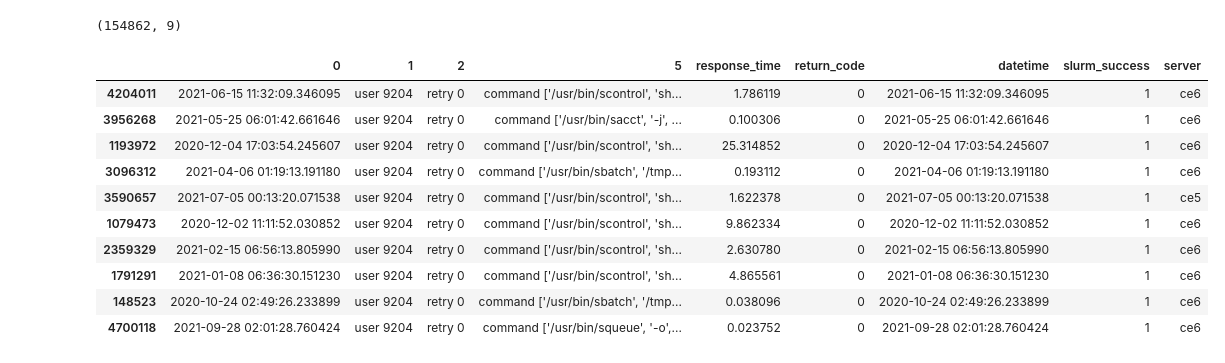
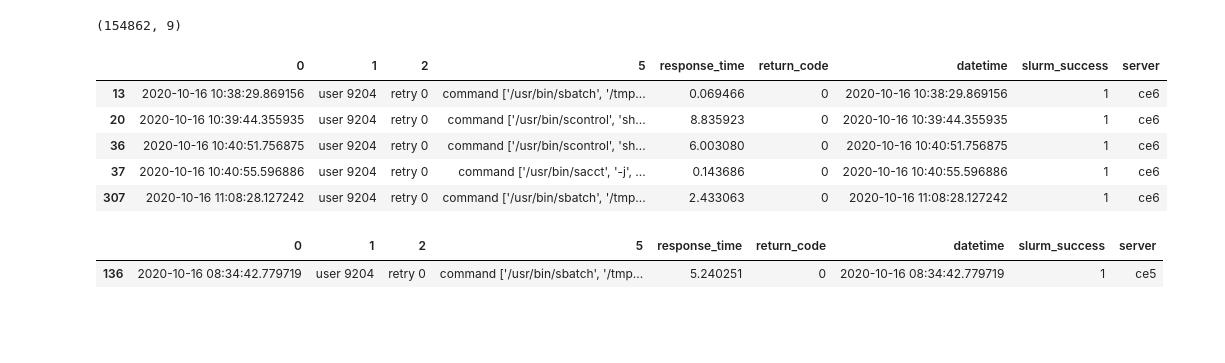
Before and after one commit to nss-data-science-cohort-8/accre-sweet-potato-casserole, a Jupyter notebook: notebooks/AIBranch.ipynb, the cells around one changed output. Saved outputs shown, nothing was run; the diff lists cells and outputs as text; code cells hidden in the pictures; blank space fills up the shorter version.

Commit message:
'Did some more research into fail/success periods in AIBranch2'

```diff
--- a/notebooks/AIBranch.ipynb
+++ b/notebooks/AIBranch.ipynb
@@ -753,19 +764,19 @@ Try using .loc[row_indexer,col_indexer] = value instead
 See the caveats in the documentation: https://pandas.pydata.org/pandas-docs/stable/user_guide/indexing.html#returning-a-view-versus-a-copy
   ce6_9204['server'] = 'ce6'
 (154862, 9)
+# %%
+ce6_9204.head()
+# %% [output]
+|  | 0 | 1 | 2 | 5 | response_time | return_code | datetime | slurm_success | server |
+| 13 | 2020-10-16 10:38:29.869156 | user 9204 | retry 0 | command ['/usr/bin/sbatch', '/tmp... | 0.069466 | 0 | 2020-10-16 10:38:29.869156 | 1 | ce6 |
+| 20 | 2020-10-16 10:39:44.355935 | user 9204 | retry 0 | command ['/usr/bin/scontrol', 'sh... | 8.835923 | 0 | 2020-10-16 10:39:44.355935 | 1 | ce6 |
+| 36 | 2020-10-16 10:40:51.756875 | user 9204 | retry 0 | command ['/usr/bin/scontrol', 'sh... | 6.003080 | 0 | 2020-10-16 10:40:51.756875 | 1 | ce6 |
+| 37 | 2020-10-16 10:40:55.596886 | user 9204 | retry 0 | command ['/usr/bin/sacct', '-j', ... | 0.143686 | 0 | 2020-10-16 10:40:55.596886 | 1 | ce6 |
+| 307 | 2020-10-16 11:08:28.127242 | user 9204 | retry 0 | command ['/usr/bin/sbatch', '/tmp... | 2.433063 | 0 | 2020-10-16 11:08:28.127242 | 1 | ce6 |
 # %%
 #servers_9204 = pd.merge(ce5_9204, ce6_9204, how='outer')
 servers_9204 = pd.concat([ce5_9204, ce6_9204])
-servers_9204.sample(10)
+servers_9204.head(1)
 # %% [output]
 |  | 0 | 1 | 2 | 5 | response_time | return_code | datetime | slurm_success | server |
-| 4204011 | 2021-06-15 11:32:09.346095 | user 9204 | retry 0 | command ['/usr/bin/scontrol', 'sh... | 1.786119 | 0 | 2021-06-15 11:32:09.346095 | 1 | ce6 |
-| 3956268 | 2021-05-25 06:01:42.661646 | user 9204 | retry 0 | command ['/usr/bin/sacct', '-j', ... | 0.100306 | 0 | 2021-05-25 06:01:42.661646 | 1 | ce6 |
-| 1193972 | 2020-12-04 17:03:54.245607 | user 9204 | retry 0 | command ['/usr/bin/scontrol', 'sh... | 25.314852 | 0 | 2020-12-04 17:03:54.245607 | 1 | ce6 |
-| 3096312 | 2021-04-06 01:19:13.191180 | user 9204 | retry 0 | command ['/usr/bin/sbatch', '/tmp... | 0.193112 | 0 | 2021-04-06 01:19:13.191180 | 1 | ce6 |
-| 3590657 | 2021-07-05 00:13:20.071538 | user 9204 | retry 0 | command ['/usr/bin/scontrol', 'sh... | 1.622378 | 0 | 2021-07-05 00:13:20.071538 | 1 | ce5 |
-| 1079473 | 2020-12-02 11:11:52.030852 | user 9204 | retry 0 | command ['/usr/bin/scontrol', 'sh... | 9.862334 | 0 | 2020-12-02 11:11:52.030852 | 1 | ce6 |
-| 2359329 | 2021-02-15 06:56:13.805990 | user 9204 | retry 0 | command ['/usr/bin/scontrol', 'sh... | 2.630780 | 0 | 2021-02-15 06:56:13.805990 | 1 | ce6 |
-| 1791291 | 2021-01-08 06:36:30.151230 | user 9204 | retry 0 | command ['/usr/bin/scontrol', 'sh... | 4.865561 | 0 | 2021-01-08 06:36:30.151230 | 1 | ce6 |
-| 148523 | 2020-10-24 02:49:26.233899 | user 9204 | retry 0 | command ['/usr/bin/sbatch', '/tmp... | 0.038096 | 0 | 2020-10-24 02:49:26.233899 | 1 | ce6 |
-| 4700118 | 2021-09-28 02:01:28.760424 | user 9204 | retry 0 | command ['/usr/bin/squeue', '-o',... | 0.023752 | 0 | 2021-09-28 02:01:28.760424 | 1 | ce6 |
+| 136 | 2020-10-16 08:34:42.779719 | user 9204 | retry 0 | command ['/usr/bin/sbatch', '/tmp... | 5.240251 | 0 | 2020-10-16 08:34:42.779719 | 1 | ce5 |
```
Also changed, not shown: parts of 17 cells of this notebook, 1 other file.
